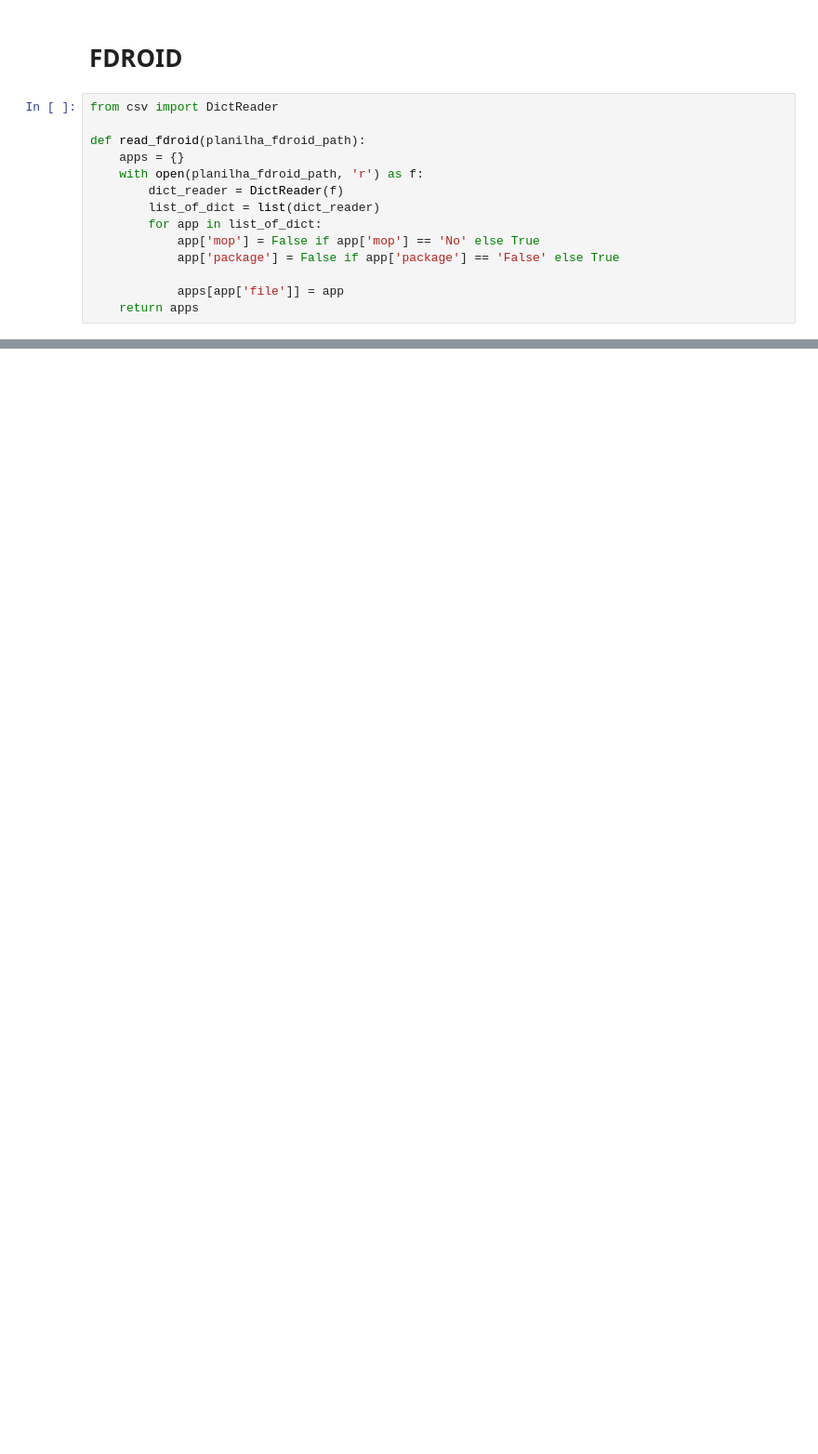
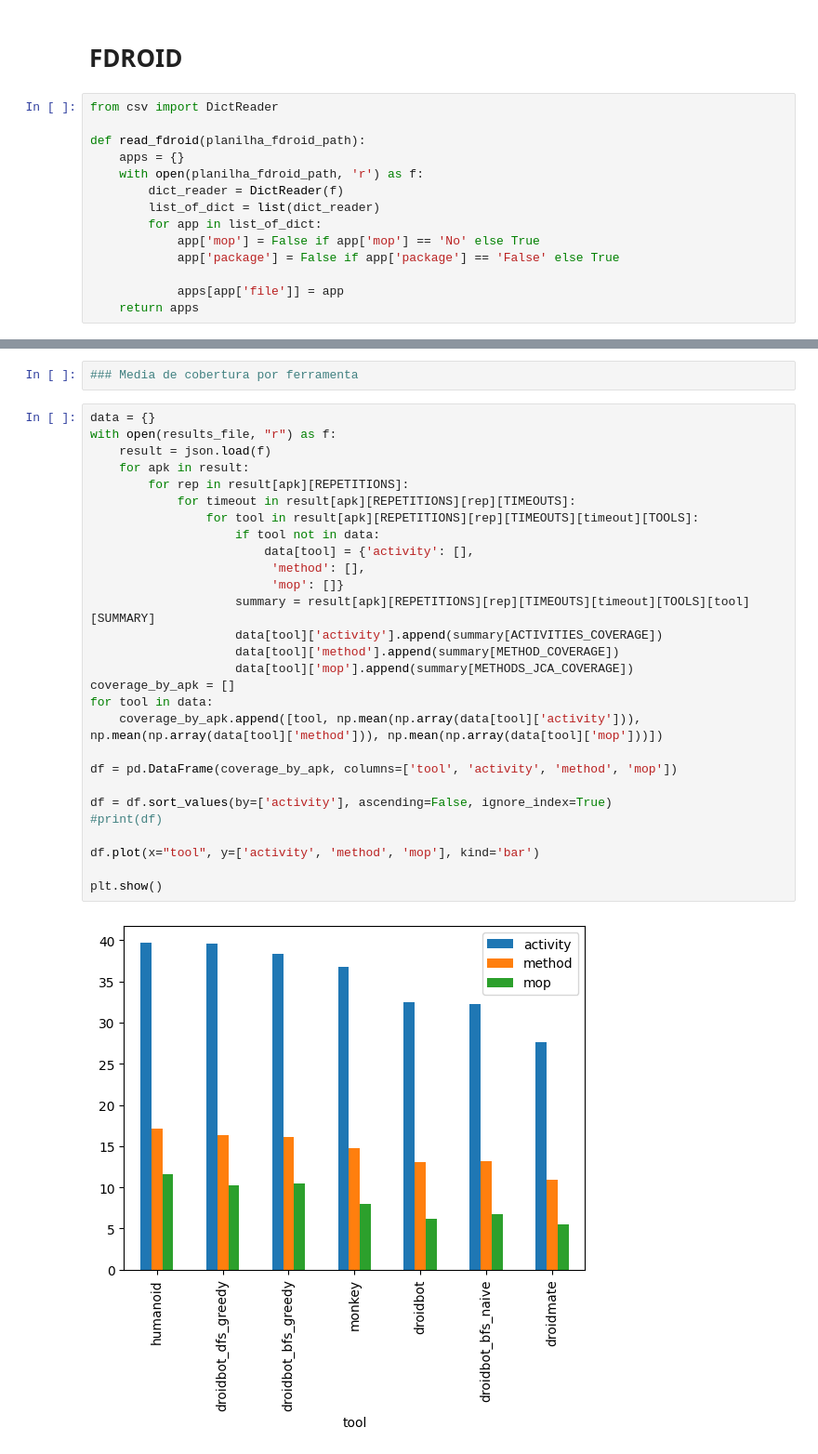
Before and after one commit to PAMunb/rvsec, a Jupyter notebook: rv-android/results_notebook.ipynb, the cells around one changed output, grey strips where cells are left out. Shown: that part at 93% size. Saved outputs shown, nothing was run; the diff lists cells and outputs as text; blank space fills up the shorter version.

```diff
--- a/rv-android/results_notebook.ipynb
+++ b/rv-android/results_notebook.ipynb
@@ -243,0 +413,32 @@ APKS_SAME_PACKAGE (%): 30.879712746858168
+# %%
+### Media de cobertura por ferramenta
+# %%
+data = {}
+with open(results_file, "r") as f:
+    result = json.load(f)
+    for apk in result:
+        for rep in result[apk][REPETITIONS]:
+            for timeout in result[apk][REPETITIONS][rep][TIMEOUTS]:
+                for tool in result[apk][REPETITIONS][rep][TIMEOUTS][timeout][TOOLS]:
+                    if tool not in data:
+                        data[tool] = {'activity': [],
+                         'method': [],
+                         'mop': []}
+                    summary = result[apk][REPETITIONS][rep][TIMEOUTS][timeout][TOOLS][tool][SUMMARY]
+                    data[tool]['activity'].append(summary[ACTIVITIES_COVERAGE])
+                    data[tool]['method'].append(summary[METHOD_COVERAGE])
+                    data[tool]['mop'].append(summary[METHODS_JCA_COVERAGE])
+coverage_by_apk = []
+for tool in data:
+    coverage_by_apk.append([tool, np.mean(np.array(data[tool]['activity'])), np.mean(np.array(data[tool]['method'])), np.mean(np.array(data[tool]['mop']))])
+
+df = pd.DataFrame(coverage_by_apk, columns=['tool', 'activity', 'method', 'mop'])
+
+df = df.sort_values(by=['activity'], ascending=False, ignore_index=True)
+#print(df)
+
+df.plot(x="tool", y=['activity', 'method', 'mop'], kind='bar')
+
+plt.show()
+# %% [output]
+[figure, added]
```
Also changed, not shown: parts of 12 cells of this notebook.
